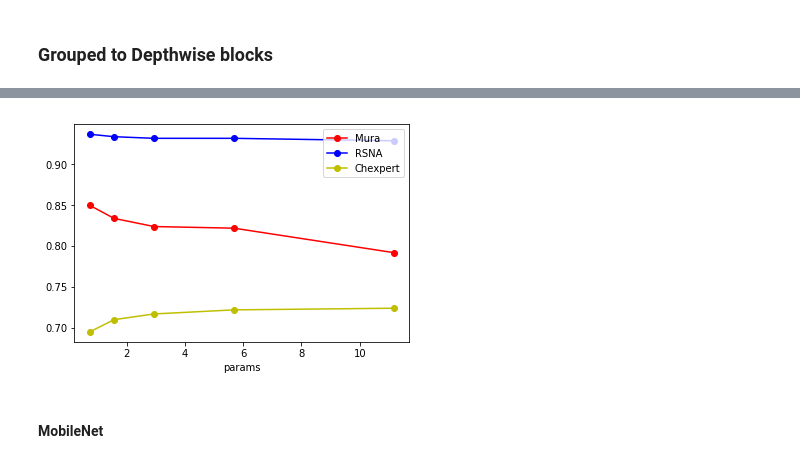
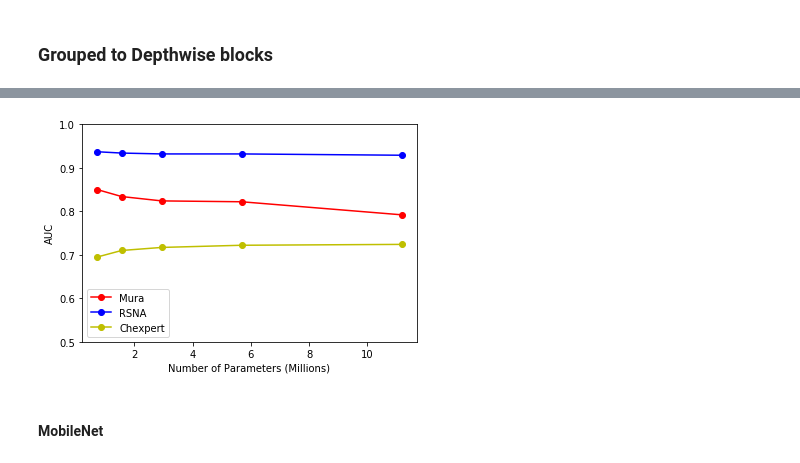
Before and after one commit to RojaImmanni/Medical_Images, a Jupyter notebook: Results.ipynb, the cells around one changed output, grey strips where cells are left out. Drawn from its saved outputs; the diff is of its cells as text; code cells hidden in the pictures.

```diff
--- a/Results.ipynb
+++ b/Results.ipynb
@@ -22,19 +29,21 @@ params = [0.728193, 1.564737, 2.937921, 5.684289, 11.177025]
 # %%
 df = pd.DataFrame()
 
 df['params'] = params
 # df['groups'x] = Groups
 df['Mura'] = mura
 df['RSNA'] = rsna
 df['Chexpert'] = chexpert
 
 
 df = df.set_index('params')
 
-df.plot(style=['ro-','bo-','yo-'])
-plt.show()
+df.plot(style=['ro-','bo-','yo-'], ylim=(0.5, 1))
+plt.xlabel('Number of Parameters (Millions)')
+plt.ylabel('AUC')
+plt.savefig("group_performance.jpg", dpi=200)
 # %% [output]
-[figure, old version]
+[figure, new version]
 # %% [markdown]
 #### MobileNet
 # %%
```
Also changed, not shown: parts of 17 cells of this notebook, 15 other files.
